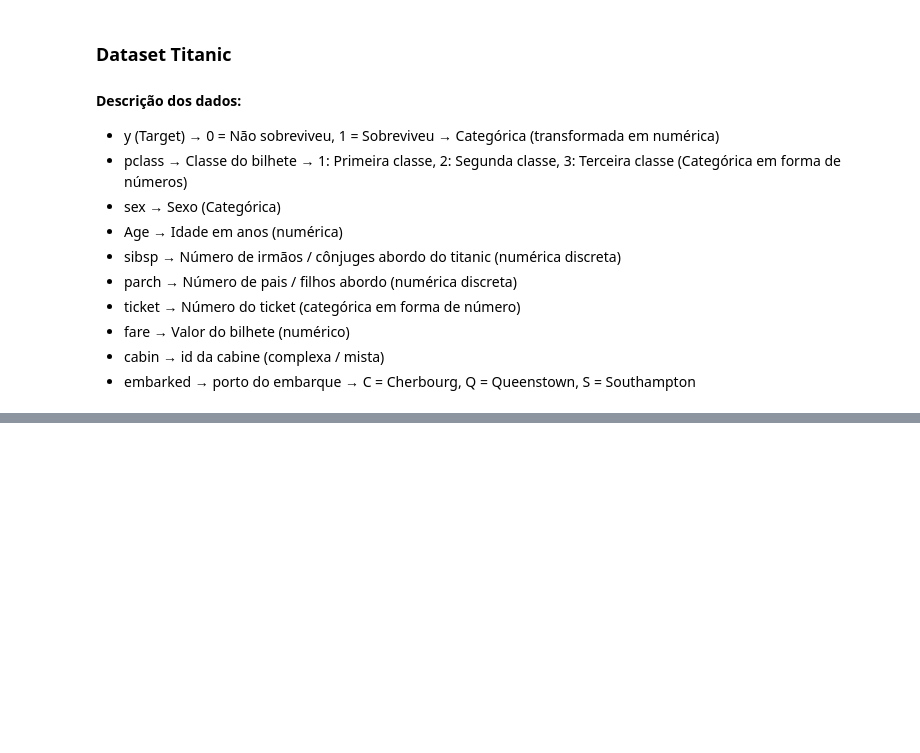
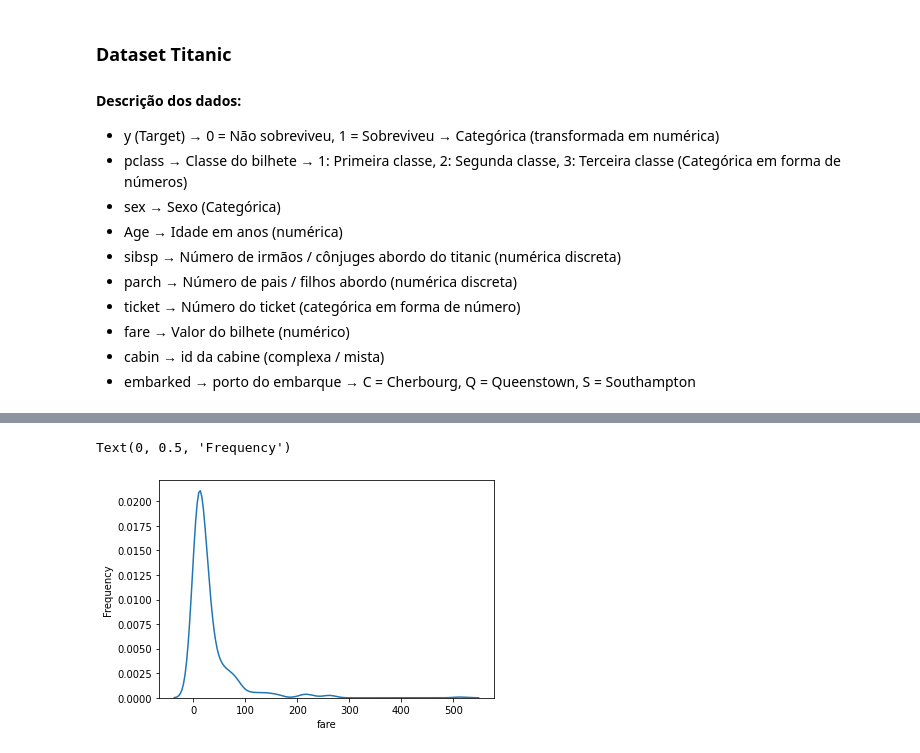
Before and after one commit to GLETSONGIRAO/Inteligencia-artificial-mestrado, a Jupyter notebook: Atitividade_1_TITANIC.ipynb, the cells around one changed output, grey strips where cells are left out. Saved outputs shown, nothing was run; the diff lists cells and outputs as text; code cells hidden in the pictures; blank space fills up the shorter version.

```diff
--- a/Atitividade_1_TITANIC.ipynb
+++ b/Atitividade_1_TITANIC.ipynb
@@ -152,0 +198,9 @@ dtype: object
+# %%
+# Distribuição da feature fare
+
+g = sns.kdeplot(X_train["fare"])
+g.set_xlabel("fare")
+g.set_ylabel("Frequency")
+# %% [output]
+Text(0, 0.5, 'Frequency')
+[figure, added]
```
Also changed, not shown: parts of 46 cells of this notebook.
